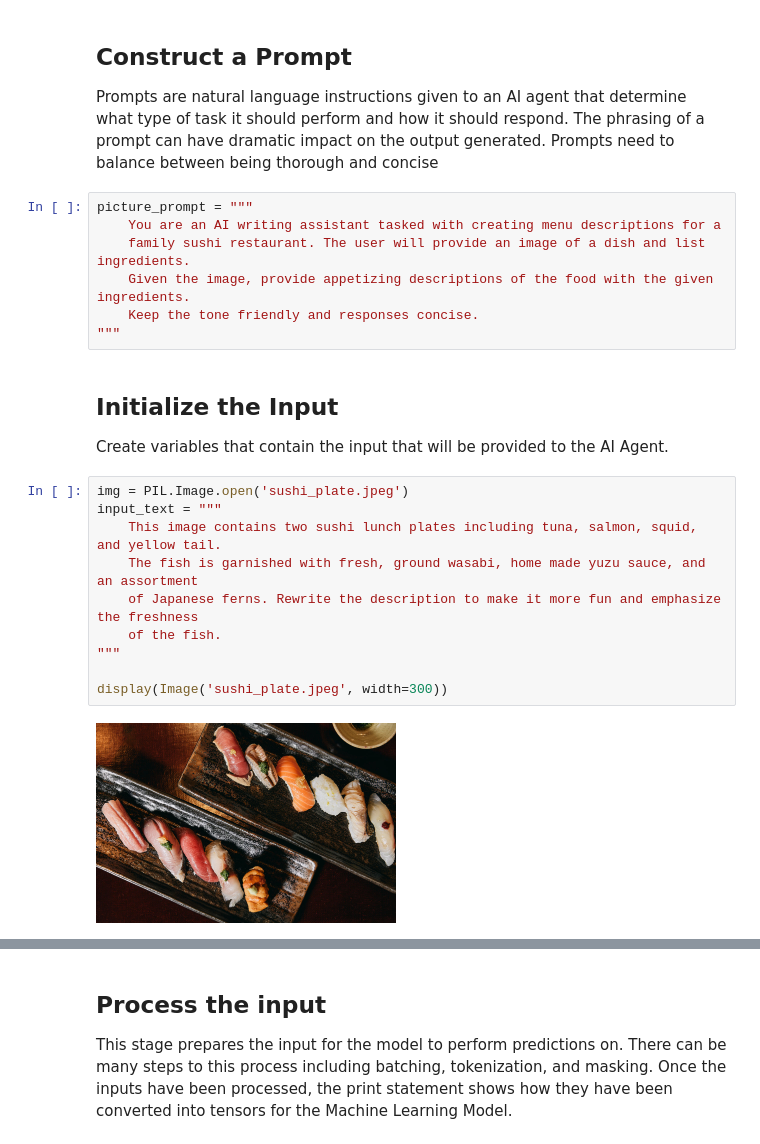
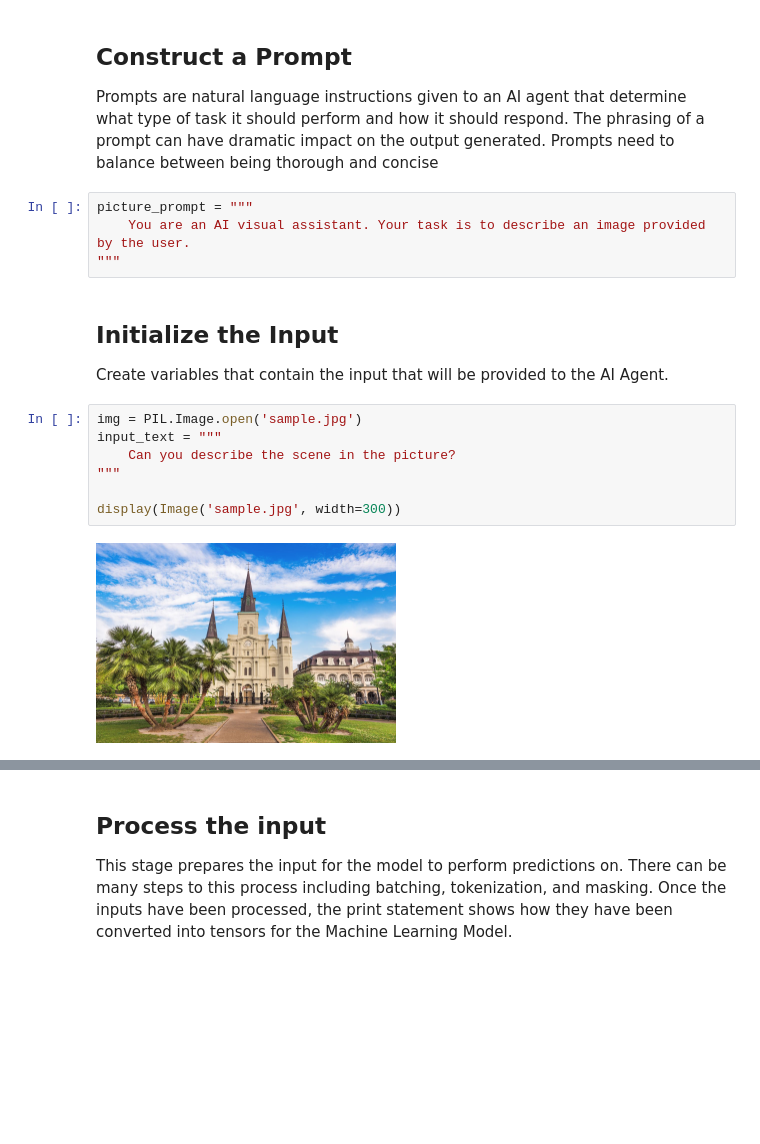
Before and after one commit to hjzhong89/NOAI, a Jupyter notebook: Intro_to_Multimodal_AI.ipynb, the cells around one changed output, grey strips where cells are left out. Cells and saved outputs as stored; diff of their text form; blank space fills up the shorter version.

```diff
--- a/Intro_to_Multimodal_AI.ipynb
+++ b/Intro_to_Multimodal_AI.ipynb
@@ -77,27 +77,21 @@ model = AutoModelForVision2Seq.from_pretrained(
 Prompts are natural language instructions given to an AI agent that determine what type of task it should perform and how it should respond. The phrasing of a prompt can have dramatic impact on the output generated. Prompts need to balance between being thorough and concise
 # %%
 picture_prompt = """
-    You are an AI writing assistant tasked with creating menu descriptions for a
-    family sushi restaurant. The user will provide an image of a dish and list ingredients.
-    Given the image, provide appetizing descriptions of the food with the given ingredients.
-    Keep the tone friendly and responses concise.
+    You are an AI visual assistant. Your task is to describe an image provided by the user.
 """
 # %% [markdown]
 ## Initialize the Input
 
 Create variables that contain the input that will be provided to the AI Agent.
 # %%
-img = PIL.Image.open('sushi_plate.jpeg')
+img = PIL.Image.open('sample.jpg')
 input_text = """
-    This image contains two sushi lunch plates including tuna, salmon, squid, and yellow tail.
-    The fish is garnished with fresh, ground wasabi, home made yuzu sauce, and an assortment
-    of Japanese ferns. Rewrite the description to make it more fun and emphasize the freshness
-    of the fish.
+    Can you describe the scene in the picture?
 """
 
-display(Image('sushi_plate.jpeg', width=300))
+display(Image('sample.jpg', width=300))
 # %% [output]
-[figure, old version]
+[figure, new version]
 # %%
 messages = [
     {
```
Also changed, not shown: parts of 4 cells of this notebook.
